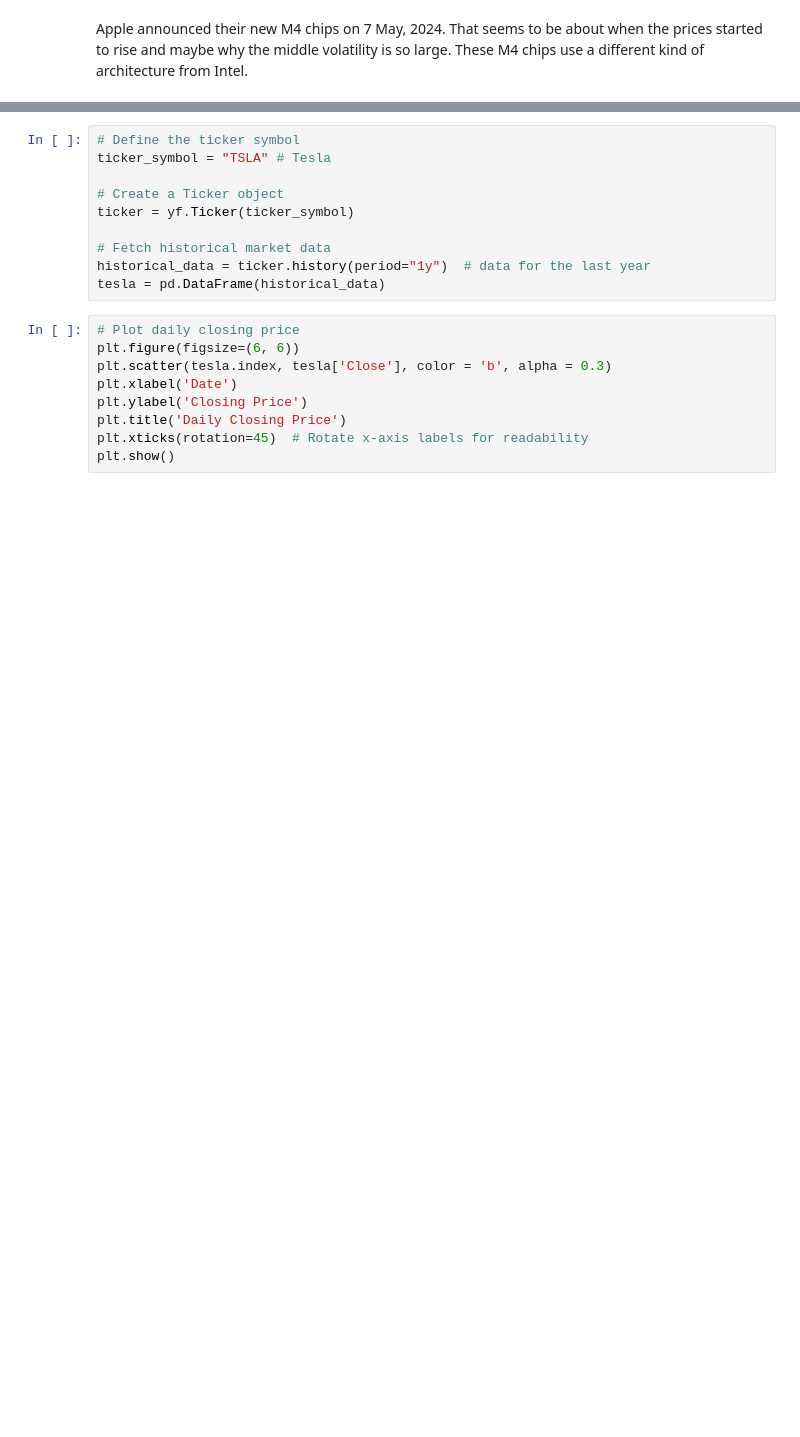
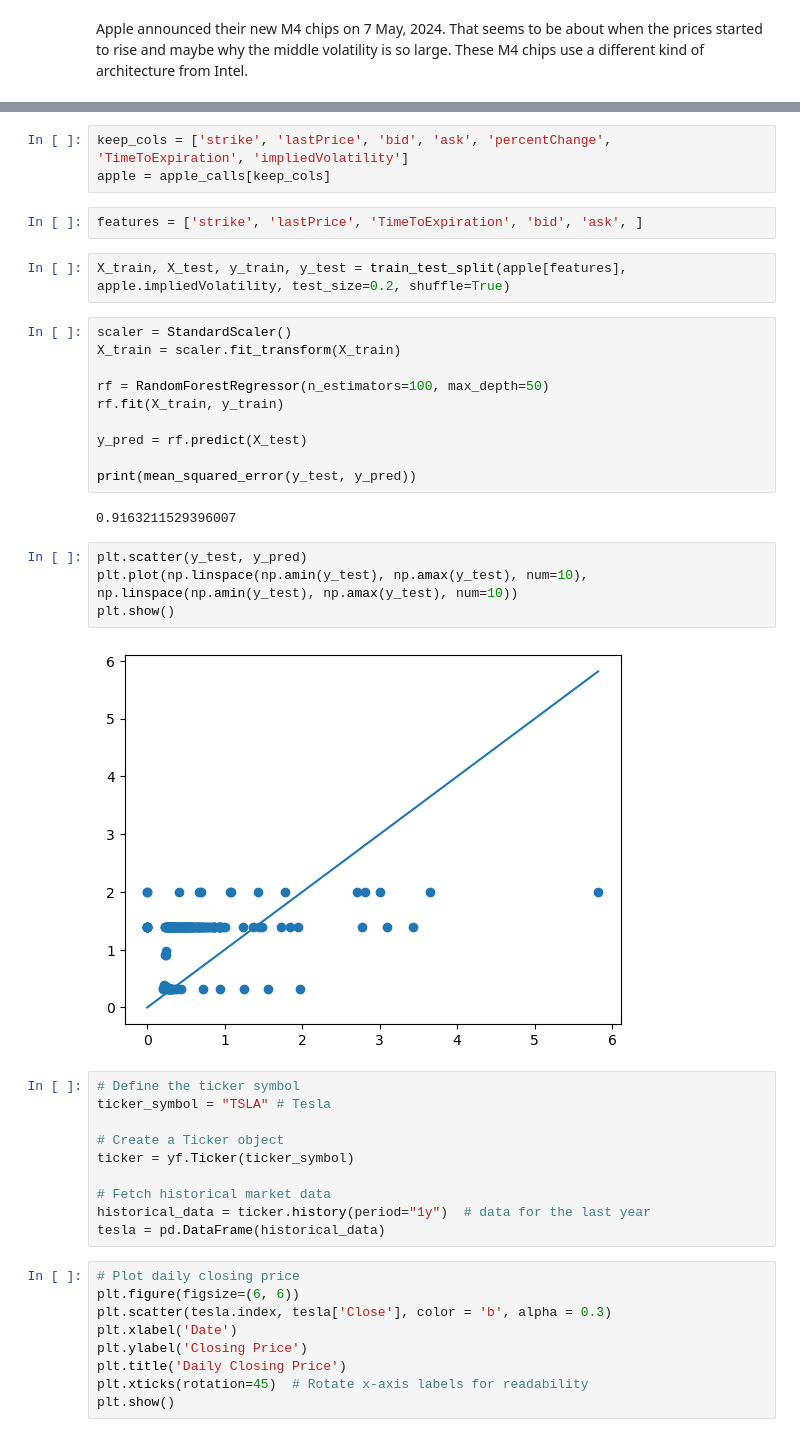
Before and after one commit to sunscorched/OptionsPricing, a Jupyter notebook: options_pricing.ipynb, the cells around one changed output, grey strips where cells are left out. Saved outputs shown, nothing was run; the diff lists cells and outputs as text; blank space fills up the shorter version.

Commit message:
Implemented RandomForest model to predict implied volatilities from strike, ask, bid, time to expiration, and underlying price. Model is not refined yet.

```diff
--- a/options_pricing.ipynb
+++ b/options_pricing.ipynb
@@ -151,3 +191,28 @@ plt.show()
+# %%
+keep_cols = ['strike', 'lastPrice', 'bid', 'ask', 'percentChange', 'TimeToExpiration', 'impliedVolatility']
+apple = apple_calls[keep_cols]
+# %%
+features = ['strike', 'lastPrice', 'TimeToExpiration', 'bid', 'ask', ]
+# %%
+X_train, X_test, y_train, y_test = train_test_split(apple[features], apple.impliedVolatility, test_size=0.2, shuffle=True)
+# %%
+scaler = StandardScaler()
+X_train = scaler.fit_transform(X_train)
+
+rf = RandomForestRegressor(n_estimators=100, max_depth=50)
+rf.fit(X_train, y_train)
+
+y_pred = rf.predict(X_test)
+
+print(mean_squared_error(y_test, y_pred))
+# %% [output]
+0.9163211529396007
+# %%
+plt.scatter(y_test, y_pred)
+plt.plot(np.linspace(np.amin(y_test), np.amax(y_test), num=10), np.linspace(np.amin(y_test), np.amax(y_test), num=10))
+plt.show()
+# %% [output]
+[figure, added]
 # %%
 # Define the ticker symbol
 ticker_symbol = "TSLA" # Tesla
```
Also changed, not shown: parts of 13 cells of this notebook.
